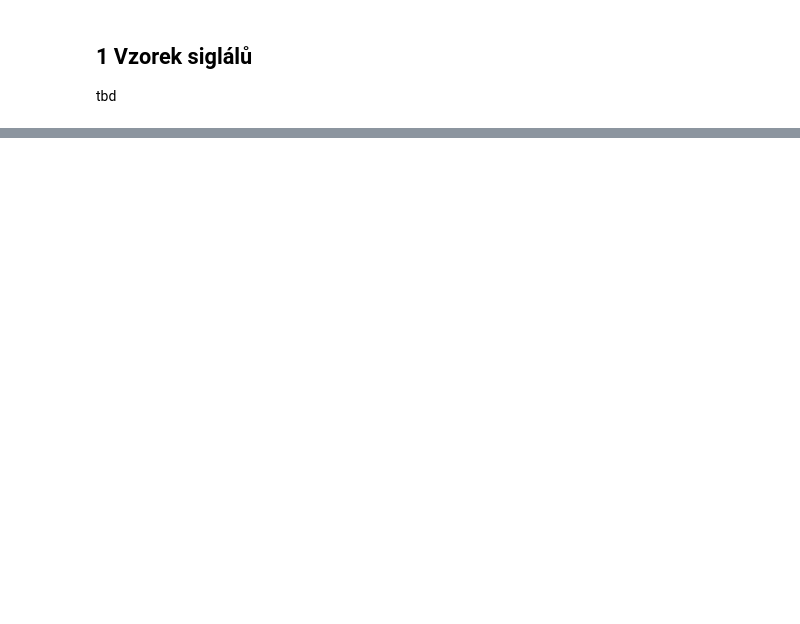
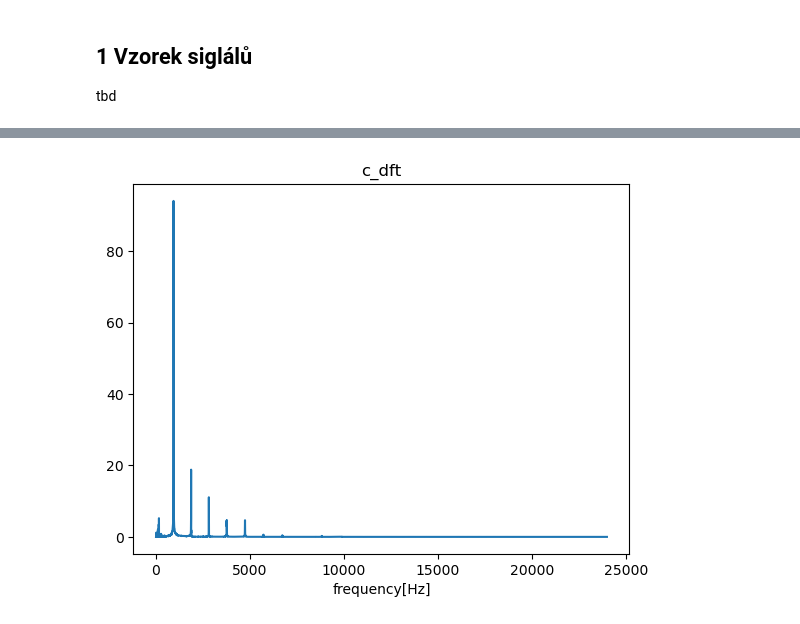
Before and after one commit to jirmusovic/Signaly-a-systemy, a Jupyter notebook: py/proj.ipynb, the cells around one changed output, grey strips where cells are left out. Saved outputs shown, nothing was run; the diff lists cells and outputs as text; code cells hidden in the pictures; blank space fills up the shorter version.

```diff
--- a/py/proj.ipynb
+++ b/py/proj.ipynb
@@ -68,3 +90,16 @@ plt.show()
+# %%
+#tone_c
+c_dft = xall[82]
+c_dft = np.fft.fft(c_dft)
+c_dft = np.abs(c_dft)
+idk = np.arange(c_dft.size)*Fs / (c_dft.size)
+
+plt.plot(idk[:c_dft.size//2], c_dft[:c_dft.size//2])
+plt.title("c_dft")
+plt.xlabel("frequency[Hz]")
+plt.show()
+# %% [output]
+[figure, added]
 # %%
 
 i = 24
```
Also changed, not shown: parts of 8 cells of this notebook, 2 other files.
